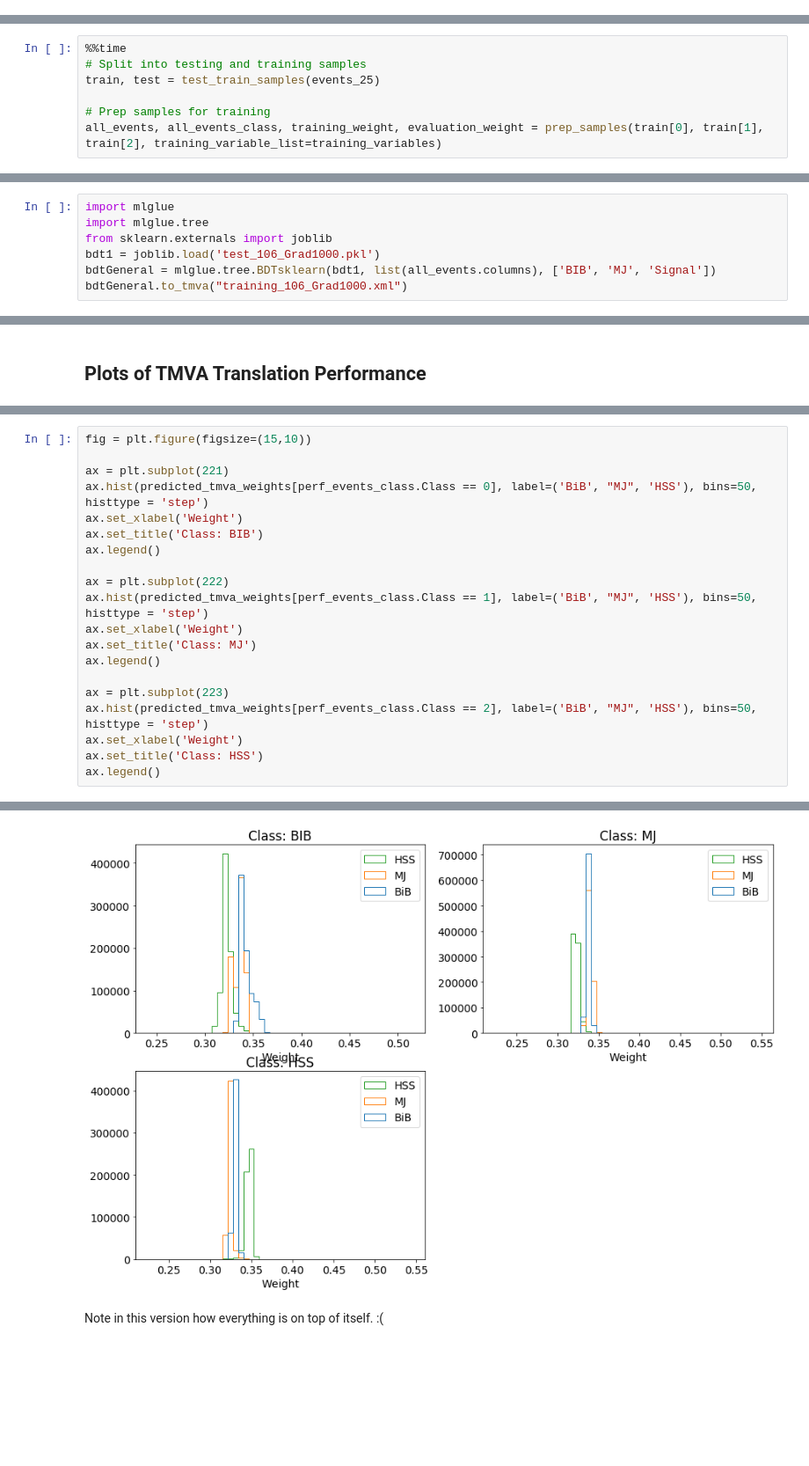
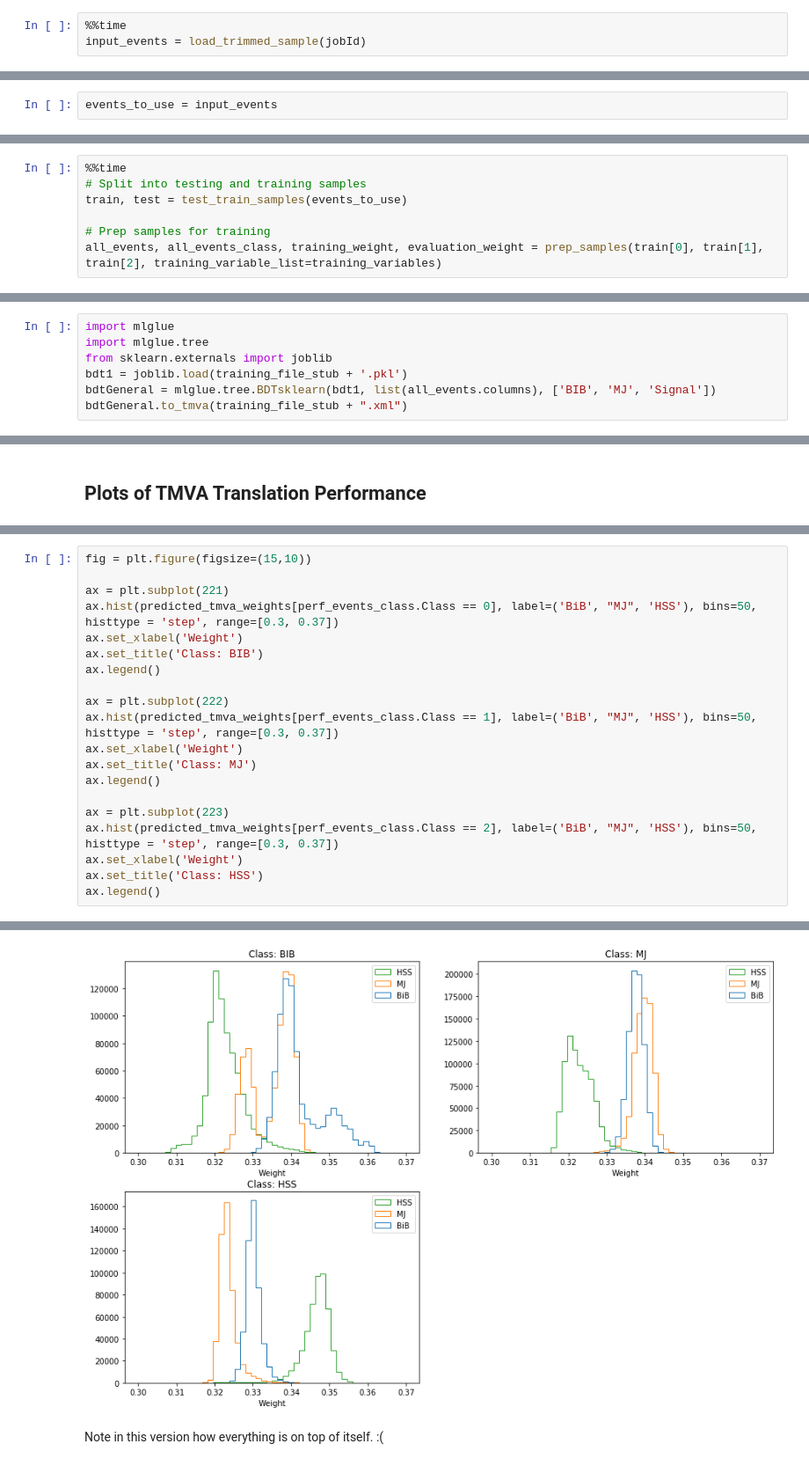
Before and after one commit to gordonwatts/JetCutStudies, a Jupyter notebook: notebooks/Final Training.ipynb, the cells around one changed output, grey strips where cells are left out. Shown at 88% size. Saved outputs shown, nothing was run; the diff lists cells and outputs as text; blank space fills up the shorter version.

```diff
--- a/notebooks/Final Training.ipynb
+++ b/notebooks/Final Training.ipynb
@@ -25,0 +25,3 @@ Job 106:
+# %%
+%%time
+input_events = load_trimmed_sample(jobId)
@@ -28,6 +38,8 @@ events_25 = get_fraction_of_events(input_events, 0.25)
 print ([len(i.index) for i in events_25])
 # %% [output]
 [201018, 200123, 126005]
+# %%
+events_to_use = input_events
 # %% [markdown]
 ## Training
 Default training variables. Likely were arrived at by analysis in the Training Variables workbook.
@@ -50,7 +62,7 @@ Run the training to get a bdt back.
 # %%
 %%time
 # Split into testing and training samples
-train, test = test_train_samples(events_25)
+train, test = test_train_samples(events_to_use)
 
 # Prep samples for training
 all_events, all_events_class, training_weight, evaluation_weight = prep_samples(train[0], train[1], train[2], training_variable_list=training_variables)
@@ -102,6 +111,6 @@ joblib.dump(bdt, 'test_106_Grad1000.pkl')
 import mlglue
 import mlglue.tree
 from sklearn.externals import joblib
-bdt1 = joblib.load('test_106_Grad1000.pkl')
+bdt1 = joblib.load(training_file_stub + '.pkl')
 bdtGeneral = mlglue.tree.BDTsklearn(bdt1, list(all_events.columns), ['BIB', 'MJ', 'Signal'])
-bdtGeneral.to_tmva("training_106_Grad1000.xml")
+bdtGeneral.to_tmva(training_file_stub + ".xml")
@@ -287,25 +301,25 @@ predicted_tmva_weights = bdtGeneral.eval(perf_events)
 # %%
 fig = plt.figure(figsize=(15,10))
 
 ax = plt.subplot(221)
-ax.hist(predicted_tmva_weights[perf_events_class.Class == 0], label=('BiB', "MJ", 'HSS'), bins=50, histtype = 'step')
+ax.hist(predicted_tmva_weights[perf_events_class.Class == 0], label=('BiB', "MJ", 'HSS'), bins=50, histtype = 'step', range=[0.3, 0.37])
 ax.set_xlabel('Weight')
 ax.set_title('Class: BIB')
 ax.legend()
 
 ax = plt.subplot(222)
-ax.hist(predicted_tmva_weights[perf_events_class.Class == 1], label=('BiB', "MJ", 'HSS'), bins=50, histtype = 'step')
+ax.hist(predicted_tmva_weights[perf_events_class.Class == 1], label=('BiB', "MJ", 'HSS'), bins=50, histtype = 'step', range=[0.3, 0.37])
 ax.set_xlabel('Weight')
 ax.set_title('Class: MJ')
 ax.legend()
 
 ax = plt.subplot(223)
-ax.hist(predicted_tmva_weights[perf_events_class.Class == 2], label=('BiB', "MJ", 'HSS'), bins=50, histtype = 'step')
+ax.hist(predicted_tmva_weights[perf_events_class.Class == 2], label=('BiB', "MJ", 'HSS'), bins=50, histtype = 'step', range=[0.3, 0.37])
 ax.set_xlabel('Weight')
 ax.set_title('Class: HSS')
 ax.legend()
 # %% [output]
 <matplotlib.legend.Legend at 0x...>
-[figure, old version]
+[figure, new version]
 # %% [markdown]
 Note in this version how everything is on top of itself. :(
```
Also changed, not shown: parts of 26 cells of this notebook.
